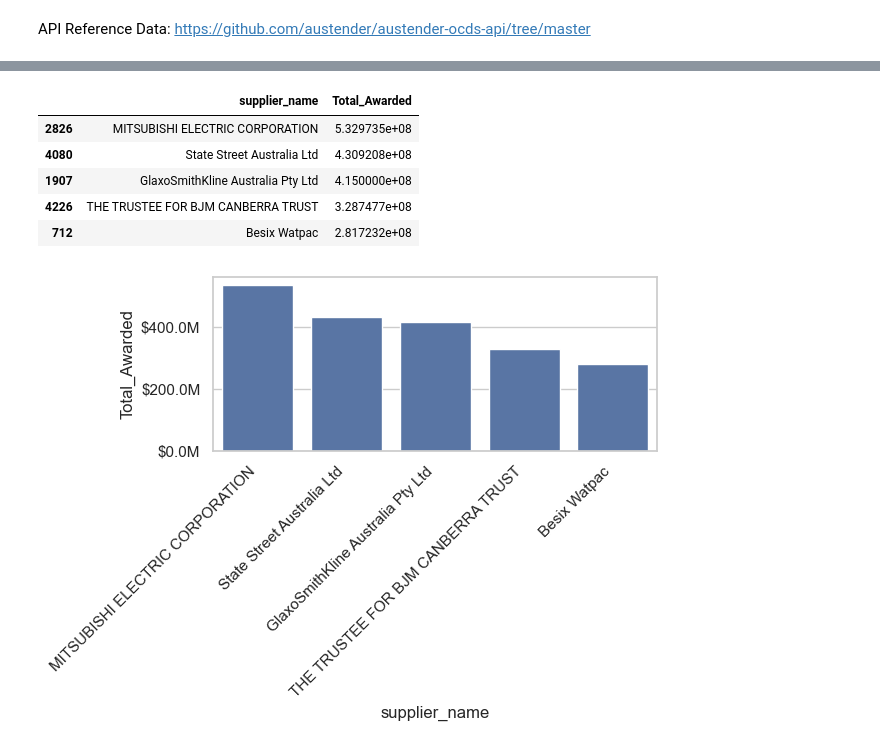
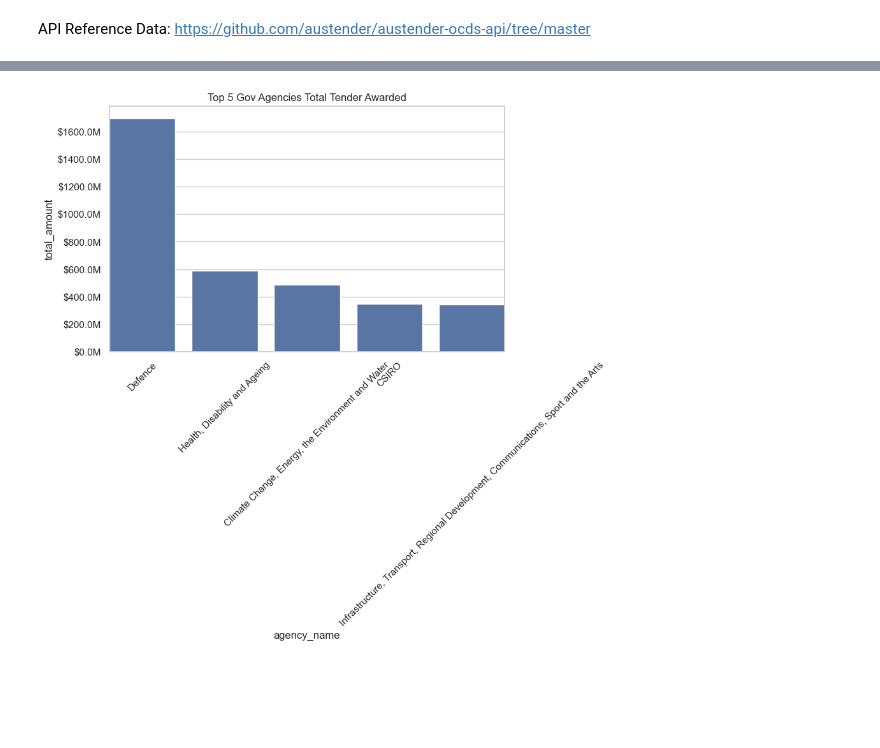
Before and after one commit to ShaunVN/Project_AusTender, a Jupyter notebook: src/source_code.ipynb, the cells around one changed output, grey strips where cells are left out. Cells and saved outputs as stored; diff of their text form; code cells hidden in the pictures; blank space fills up the shorter version.

Commit message:
Added in graphs

```diff
--- a/src/source_code.ipynb
+++ b/src/source_code.ipynb
@@ -290,18 +302,26 @@ plt.show()
 # %%
-top5_supplier = austender_df.groupby('supplier_name',as_index=False).agg(Total_Awarded=('amount','sum')).sort_values('Total_Awarded',ascending=False).head(5)
-top5_supplier
+fig,ax = plt.subplots(figsize=(8,5))
+
+sns.barplot(
+    data = top5Agency_total_Spend,
+    x='agency_name',
+    y='total_amount',
+    ax=ax
+)
+
+
+ax.set_title('Top 5 Gov Agencies Total Tender Awarded')
+
+ax.yaxis.set_major_formatter(
+    mtick.FuncFormatter(lambda x,_ : f'${x/1_000_000:.1f}M')
+)
+
+ax.tick_params(axis='x',rotation=45)
+ax.margins(x=0.01)
+
+ax.set_xlim(-0.4, len(top5Agency_total_Spend)-0.6)
+
+plt.tight_layout()
+plt.show()
 # %% [output]
-|  | supplier_name | Total_Awarded |
-| 2826 | MITSUBISHI ELECTRIC CORPORATION | 5.329735e+08 |
-| 4080 | State Street Australia Ltd | 4.309208e+08 |
-| 1907 | GlaxoSmithKline Australia Pty Ltd | 4.150000e+08 |
-| 4226 | THE TRUSTEE FOR BJM CANBERRA TRUST | 3.287477e+08 |
-| 712 | Besix Watpac | 2.817232e+08 |
+[figure, added]
-# %%
-sns.barplot(data=top5_supplier,x='supplier_name',y='Total_Awarded')
-plt.gca().yaxis.set_major_formatter(mtick.FuncFormatter(lambda x,_:f'${x/1_000_000:.1f}M')
-)
-plt.xticks(rotation=45,ha='right')
-plt.tight_layout()
-# %% [output]
-[figure, removed]
```
Also changed, not shown: parts of 12 cells of this notebook.
